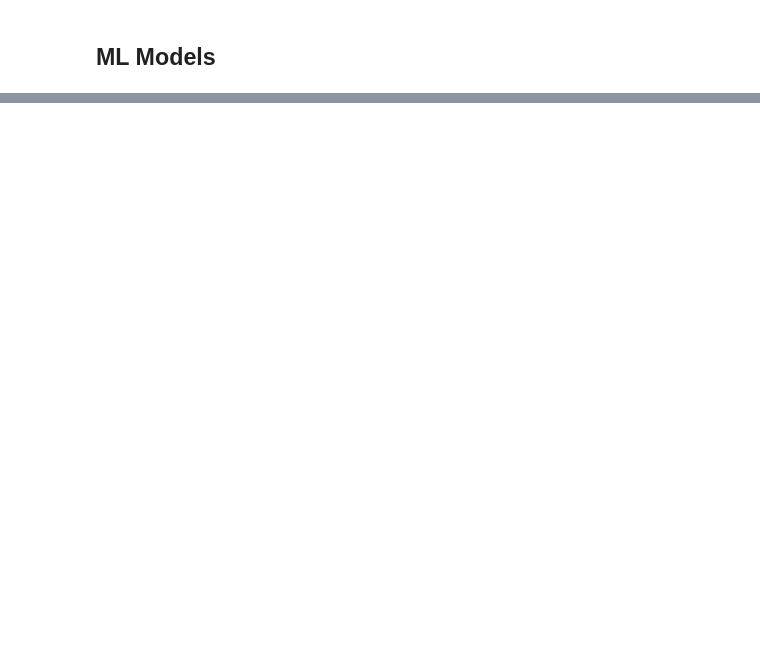
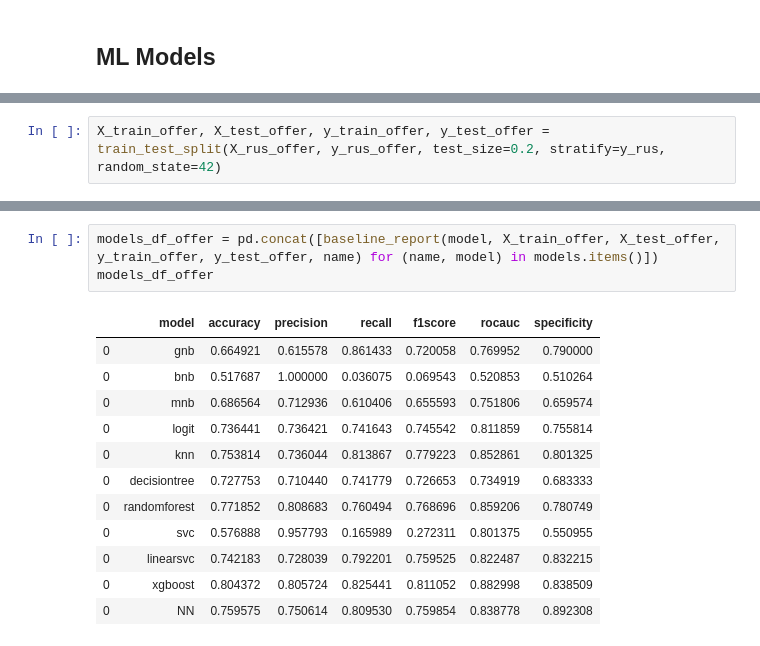
Before and after one commit to mikongame/Module-3-Project-2-ML-Fraud-Detection, a Jupyter notebook: your-code/text_manipulation.ipynb, the cells around one changed output, grey strips where cells are left out. Saved outputs shown, nothing was run; the diff lists cells and outputs as text; blank space fills up the shorter version.

```diff
--- a/your-code/text_manipulation.ipynb
+++ b/your-code/text_manipulation.ipynb
@@ -179,2 +231,4 @@ X_train, X_test, y_train, y_test = train_test_split(X, y, test_size=0.2, stratif
+# %%
+X_train_offer, X_test_offer, y_train_offer, y_test_offer = train_test_split(X_rus_offer, y_rus_offer, test_size=0.2, stratify=y_rus, random_state=42)
 # %%
 from sklearn.model_selection import GridSearchCV, StratifiedKFold, cross_val_score
@@ -225,0 +299,16 @@ models_df
+# %%
+models_df_offer = pd.concat([baseline_report(model, X_train_offer, X_test_offer, y_train_offer, y_test_offer, name) for (name, model) in models.items()])
+models_df_offer
+# %% [output]
+|  | model | accuracy | precision | recall | f1score | rocauc | specificity |
+| 0 | gnb | 0.664921 | 0.615578 | 0.861433 | 0.720058 | 0.769952 | 0.790000 |
+| 0 | bnb | 0.517687 | 1.000000 | 0.036075 | 0.069543 | 0.520853 | 0.510264 |
+| 0 | mnb | 0.686564 | 0.712936 | 0.610406 | 0.655593 | 0.751806 | 0.659574 |
+| 0 | logit | 0.736441 | 0.736421 | 0.741643 | 0.745542 | 0.811859 | 0.755814 |
+| 0 | knn | 0.753814 | 0.736044 | 0.813867 | 0.779223 | 0.852861 | 0.801325 |
+| 0 | decisiontree | 0.727753 | 0.710440 | 0.741779 | 0.726653 | 0.734919 | 0.683333 |
+| 0 | randomforest | 0.771852 | 0.808683 | 0.760494 | 0.768696 | 0.859206 | 0.780749 |
+| 0 | svc | 0.576888 | 0.957793 | 0.165989 | 0.272311 | 0.801375 | 0.550955 |
+| 0 | linearsvc | 0.742183 | 0.728039 | 0.792201 | 0.759525 | 0.822487 | 0.832215 |
+| 0 | xgboost | 0.804372 | 0.805724 | 0.825441 | 0.811052 | 0.882998 | 0.838509 |
+| 0 | NN | 0.759575 | 0.750614 | 0.809530 | 0.759854 | 0.838778 | 0.892308 |
```
Also changed, not shown: parts of 27 cells of this notebook.
